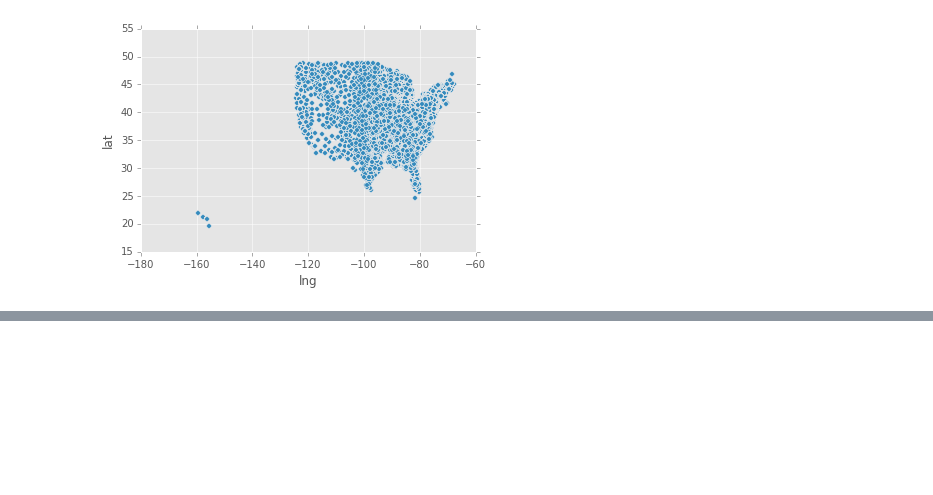
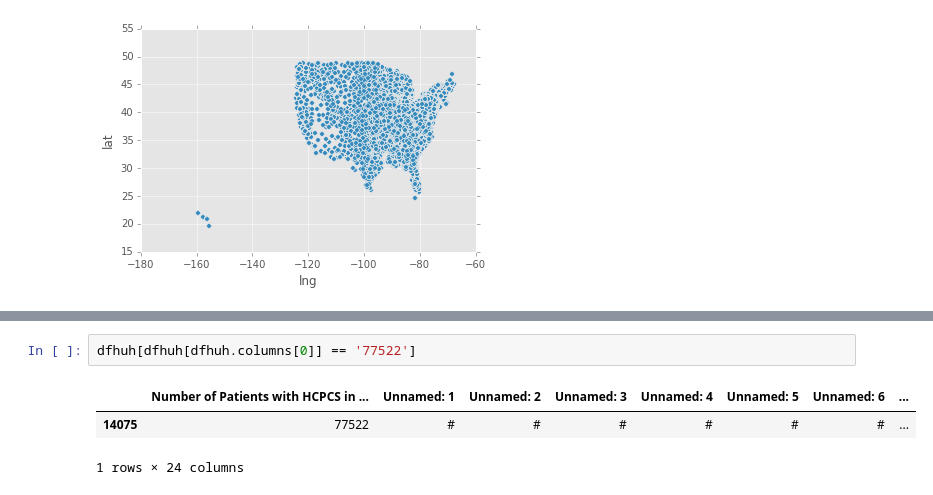
Before and after one commit to doolingdavid/synpuf, a Jupyter notebook: parsing.ipynb, the cells around one changed output, grey strips where cells are left out. Saved outputs shown, nothing was run; the diff lists cells and outputs as text; blank space fills up the shorter version.

```diff
--- a/parsing.ipynb
+++ b/parsing.ipynb
@@ -314,0 +356,6 @@ dfdingle.plot.scatter('lng','lat')
+# %%
+dfhuh[dfhuh[dfhuh.columns[0]] == '77522']
+# %% [output]
+|  | Number of Patients with HCPCS in ... | Unnamed: 1 | Unnamed: 2 | Unnamed: 3 | Unnamed: 4 | Unnamed: 5 | Unnamed: 6 | ... |
+| 14075 | 77522 | # | # | # | # | # | # | ... |
+1 rows × 24 columns
```
Also changed, not shown: parts of 7 cells of this notebook.
